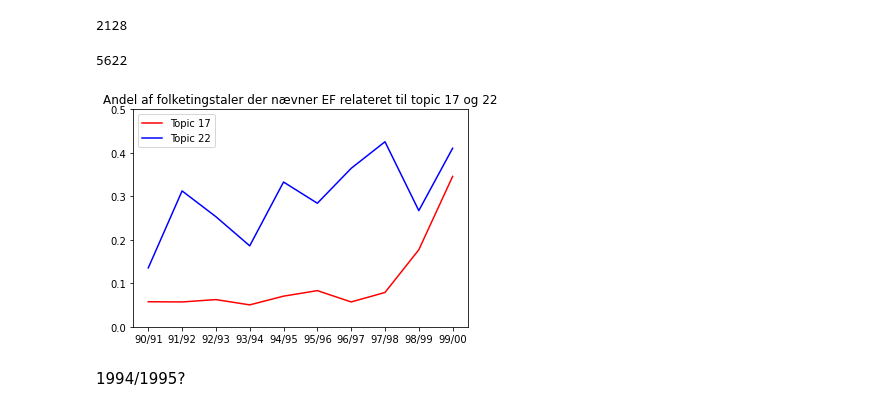
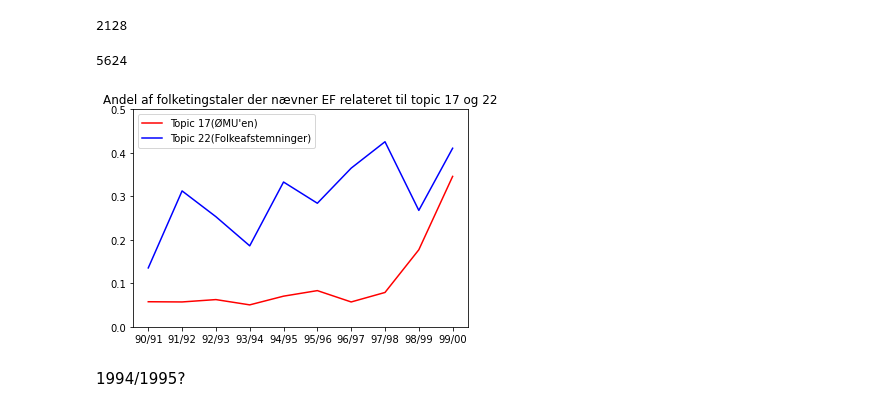
Before and after one commit to JCardie/Speciale_scripts, a Jupyter notebook: Topic_model_1990erne_eu.ipynb, the cells around one changed output. Drawn from its saved outputs; the diff is of its cells as text; code cells hidden in the pictures.

```diff
--- a/Topic_model_1990erne_eu.ipynb
+++ b/Topic_model_1990erne_eu.ipynb
@@ -372,5 +417,5 @@ gensim_dictionary.save("Speciale_scripts/Dictionaries/1990_erne/10_10_22_02")
 # %%
-gensim_dictionary = corpora.Dictionary.load("Speciale_scripts/Dictionaries/1990_erne/10_10_22_02")
+gensim_dictionary = corpora.Dictionary.load("Dictionaries/1990_erne/10_10_22_02")
 # %% [markdown]
 ## Cohenrence model
 # %%
@@ -509,6 +573,6 @@ folketingsår
  '98/99',
  '99/00']
 # %%
-lda_model = gensim.models.ldamodel.LdaModel.load("Speciale_scripts/Modeller/1990_erne/10_10_2022_02/Model_30_topics")
-pprint(lda_model.print_topics(33))
+lda_model = gensim.models.ldamodel.LdaModel.load("Modeller/2000_erne/25_10_2022/Model_20_topics")
+pprint(lda_model.print_topics(-1))
 # %% [output]
@@ -768,7 +818,7 @@ Alle_taler[best_sand_tale]
 # %%
 topics_ømu = []
 topics_ømu_sand = []
-for index in range(len(gensim_corpus)):
+for index in range(len(data_lemmatized)):
     bow = gensim_dictionary.doc2bow(data_lemmatized[index])
     eu_tale_topic_distribution = lda_model.get_document_topics(bow)
     for topic, sand in eu_tale_topic_distribution:
@@ -781,7 +831,7 @@ len(topics_ømu)
 # %%
 topics_folkeafstemning = []
 topics_folkeafstemning_sand = []
-for index in range(len(gensim_corpus)):
+for index in range(len(data_lemmatized)):
     bow = gensim_dictionary.doc2bow(data_lemmatized[index])
     eu_tale_topic_distribution = lda_model.get_document_topics(bow)
     for topic, sand in eu_tale_topic_distribution:
@@ -790,7 +840,7 @@ for index in range(len(gensim_corpus)):
             topics_folkeafstemning_sand.append(sand)
 len(topics_folkeafstemning)
 # %% [output]
-5622
+5624
 # %%
 topics_ømu_år = [Alle_taler_år[i] for i in topics_ømu]
 topics_ømu_antal_taler_1980eren = []
@@ -808,13 +858,13 @@ topics_folkeafstemning_andel = [topics_folkeafstemning_antal_taler_1980eren[i]/a
 # %%
 fig, ax1 = plt.subplots()
 ax1.set_title("Andel af folketingstaler der nævner EF relateret til topic 17 og 22")
-ax1.plot(folketingsår, topics_ømu_andel, color = "r", label= "Topic 17")
-ax1.plot(folketingsår, topics_folkeafstemning_andel, color = "b", label= "Topic 22")
+ax1.plot(folketingsår, topics_ømu_andel, color = "r", label= "Topic 17(ØMU'en)")
+ax1.plot(folketingsår, topics_folkeafstemning_andel, color = "b", label= "Topic 22(Folkeafstemninger)")
 ax1.set_ylim([0, 0.5])
 ax1.legend()
-fig.savefig("Speciale_scripts/plots/1990_erne/Andel_af_folketingstaler_der_nævner_EU_EF_relateret_til_topic_17_22")
+fig.savefig("plots/1990_erne/Andel_af_folketingstaler_der_nævner_EU_EF_relateret_til_topic_17_22")
 # %% [output]
-[figure, old version]
+[figure, new version]
 # %% [markdown]
 1994/1995?
 # %%
```
Also changed, not shown: parts of 77 cells of this notebook.
